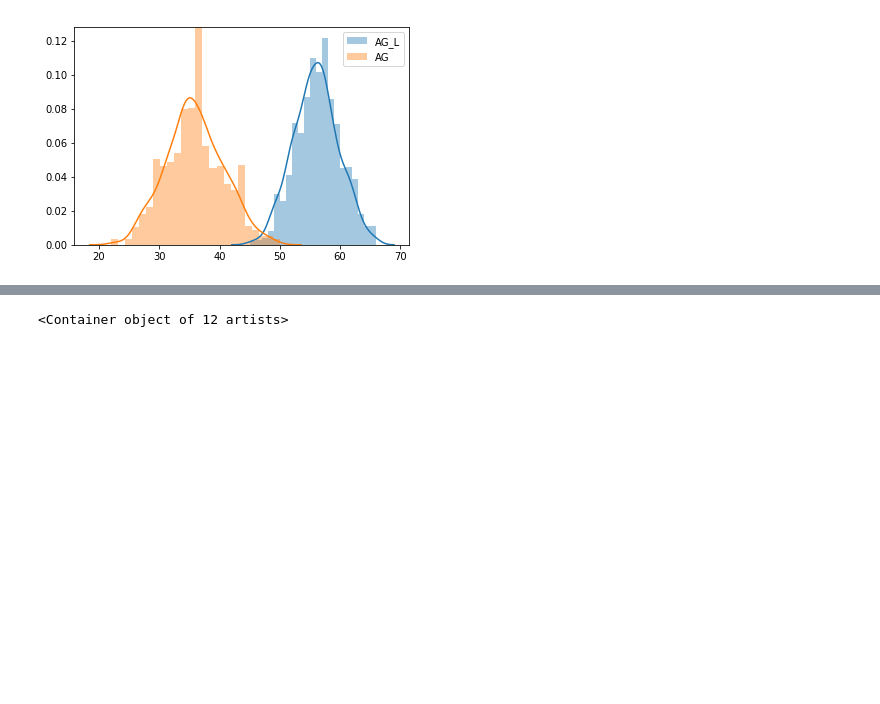
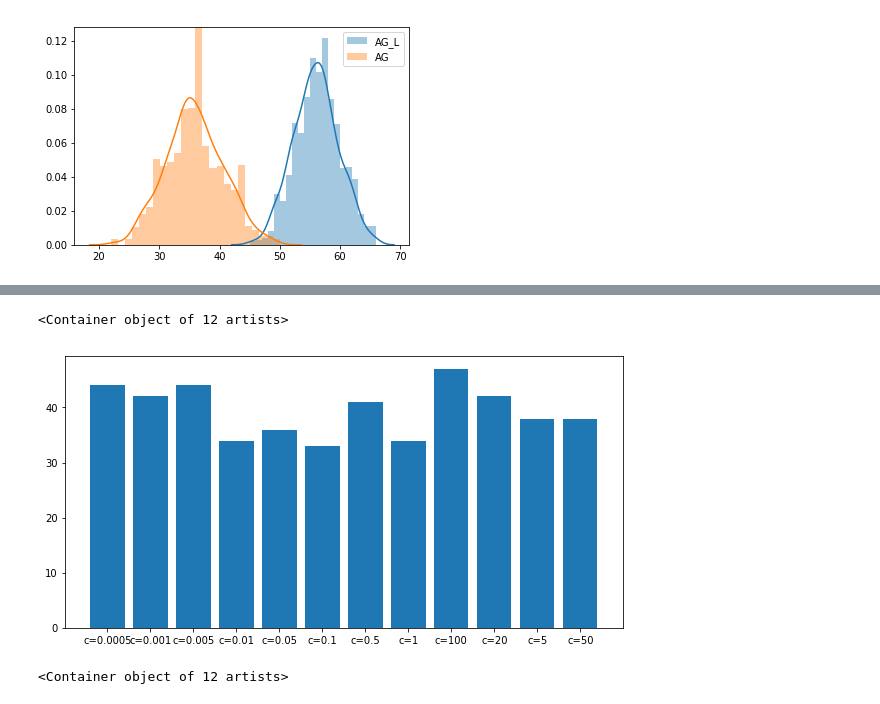
Before and after one commit to ShrekFelix/Reducing-Exploration-of-Dying-Arms-in-Mortal-Bandits, a Jupyter notebook: optimal exploration for mortal MAB.ipynb, the cells around one changed output, grey strips where cells are left out. Saved outputs shown, nothing was run; the diff lists cells and outputs as text; code cells hidden in the pictures; blank space fills up the shorter version.

Commit message:
bugs fixed
initialize all arms in the pool;
compute life_left with estimated life length correctly;

```diff
--- a/optimal exploration for mortal MAB.ipynb
+++ b/optimal exploration for mortal MAB.ipynb
@@ -670,3 +675,16 @@ RuntimeWarning: invalid value encountered in sqrt
+# %%
+# use estimated life length(in turns)
+plt.figure(figsize=(10,5))
+cs = [.0005, .001, .005, .01, .05, .1, .5, 1, 5, 20, 50, 100]
+xs = []
+ys = []
+for c in cs:
+    xs.append( 'c={}'.format(str(c)) )
+    ys.append(UCB_L2(c=c, verbose=False))
+plt.bar(xs, ys)
+# %% [output]
+<Container object of 12 artists>
+[figure, added]
 # %%
 plt.figure(figsize=(10,5))
 cs = [.0005, .001, .005, .01, .05, .1, .5, 1, 5, 20, 50, 100]
```
Also changed, not shown: parts of 23 cells of this notebook.
